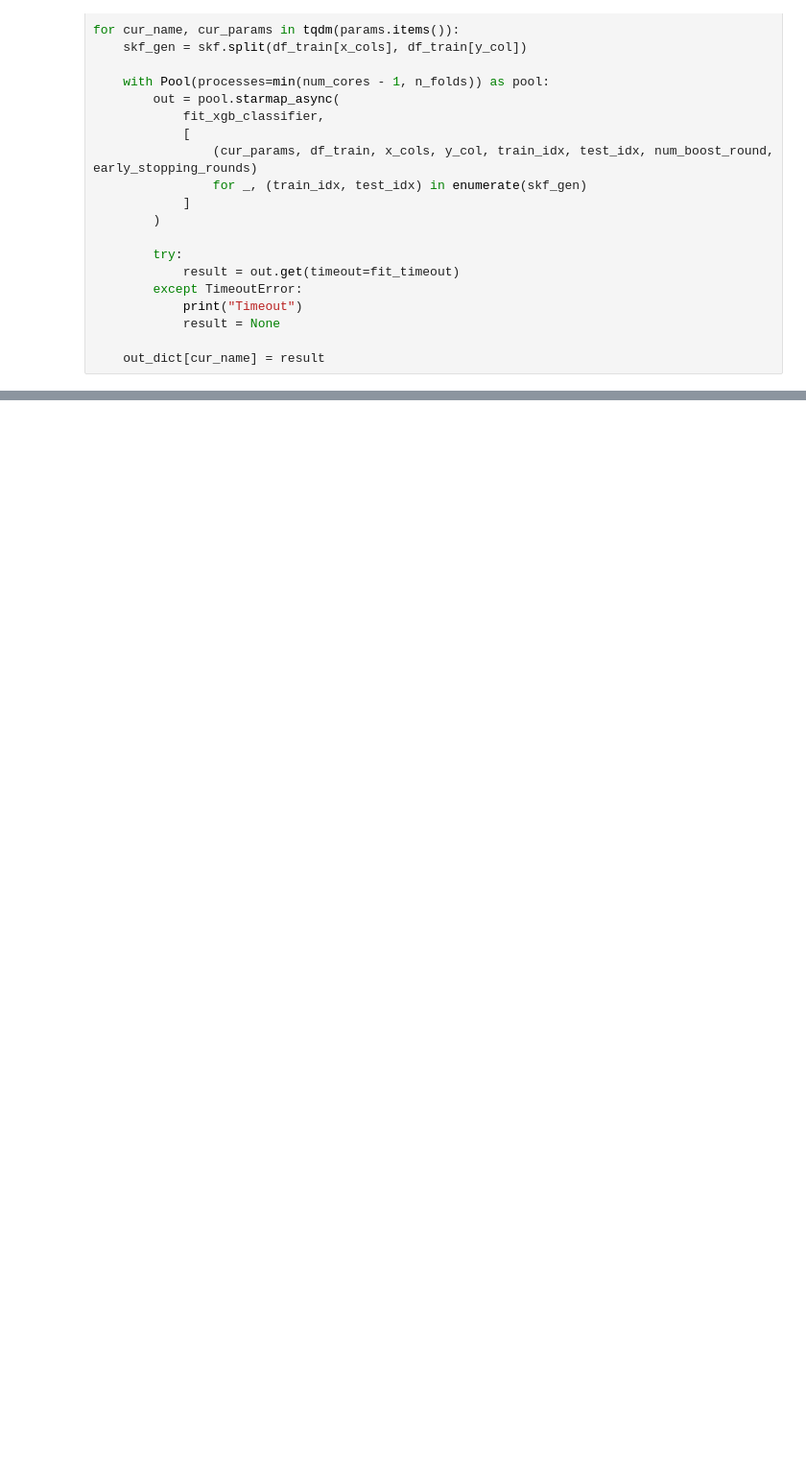
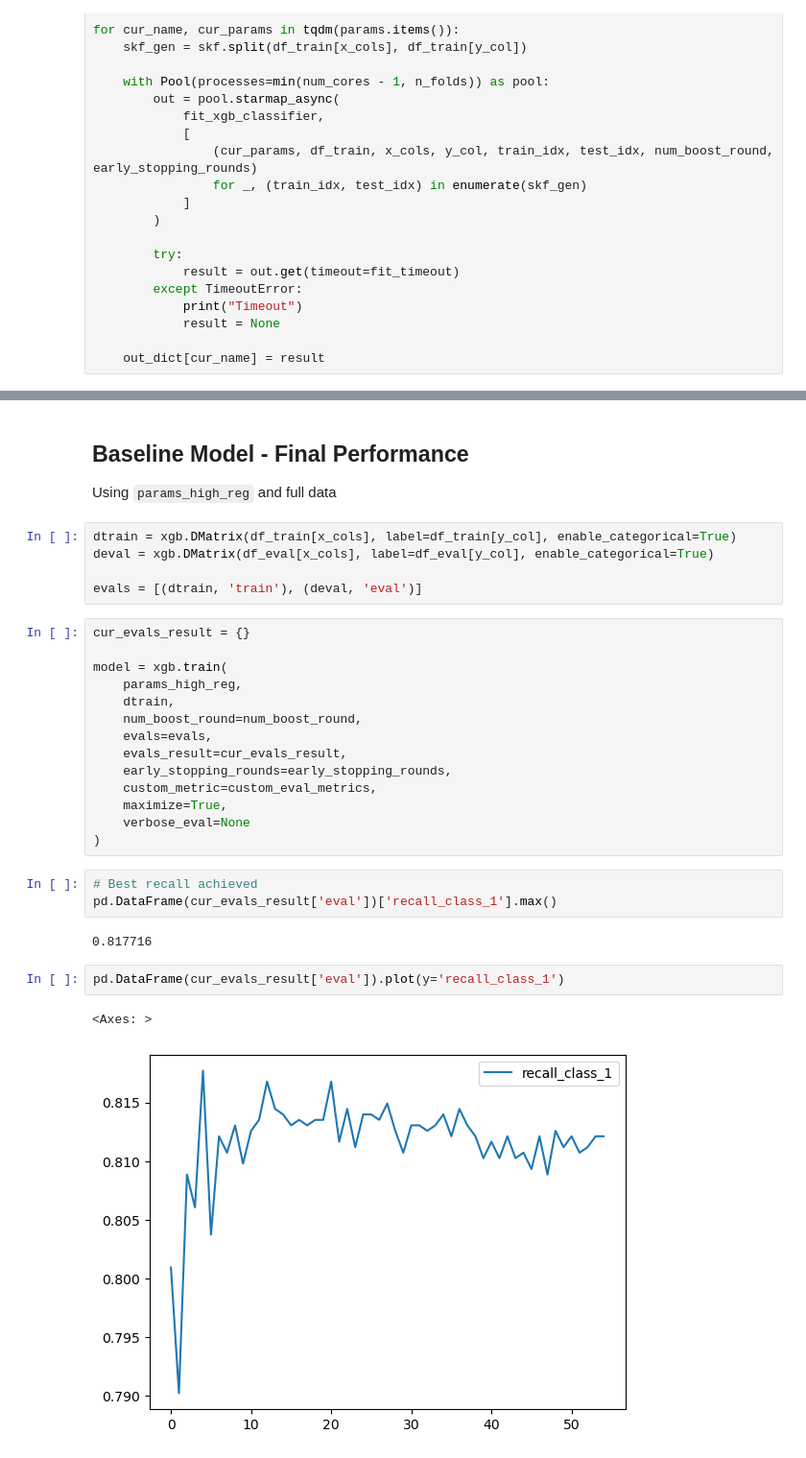
Before and after one commit to glebpnkv/fin_crime, a Jupyter notebook: 2_models.ipynb, the cells around one changed output, grey strips where cells are left out. Shown: that part at 96% size. Cells and saved outputs as stored; diff of their text form; blank space fills up the shorter version.

Commit message:
Model notebook with plots and outputs

```diff
--- a/2_models.ipynb
+++ b/2_models.ipynb
@@ -238,0 +245,33 @@ plt.suptitle('Fraud Recall Bias', y=1.02)
+# %% [markdown]
+## Baseline Model - Final Performance
+
+Using `params_high_reg` and full data
+# %%
+dtrain = xgb.DMatrix(df_train[x_cols], label=df_train[y_col], enable_categorical=True)
+deval = xgb.DMatrix(df_eval[x_cols], label=df_eval[y_col], enable_categorical=True)
+
+evals = [(dtrain, 'train'), (deval, 'eval')]
+# %%
+cur_evals_result = {}
+
+model = xgb.train(
+    params_high_reg,
+    dtrain,
+    num_boost_round=num_boost_round,
+    evals=evals,
+    evals_result=cur_evals_result,
+    early_stopping_rounds=early_stopping_rounds,
+    custom_metric=custom_eval_metrics,
+    maximize=True,
+    verbose_eval=None
+)
+# %%
+# Best recall achieved
+pd.DataFrame(cur_evals_result['eval'])['recall_class_1'].max()
+# %% [output]
+0.817716
+# %%
+pd.DataFrame(cur_evals_result['eval']).plot(y='recall_class_1')
+# %% [output]
+<Axes: >
+[figure, added]
```
Also changed, not shown: parts of 15 cells of this notebook, 1 other file.
